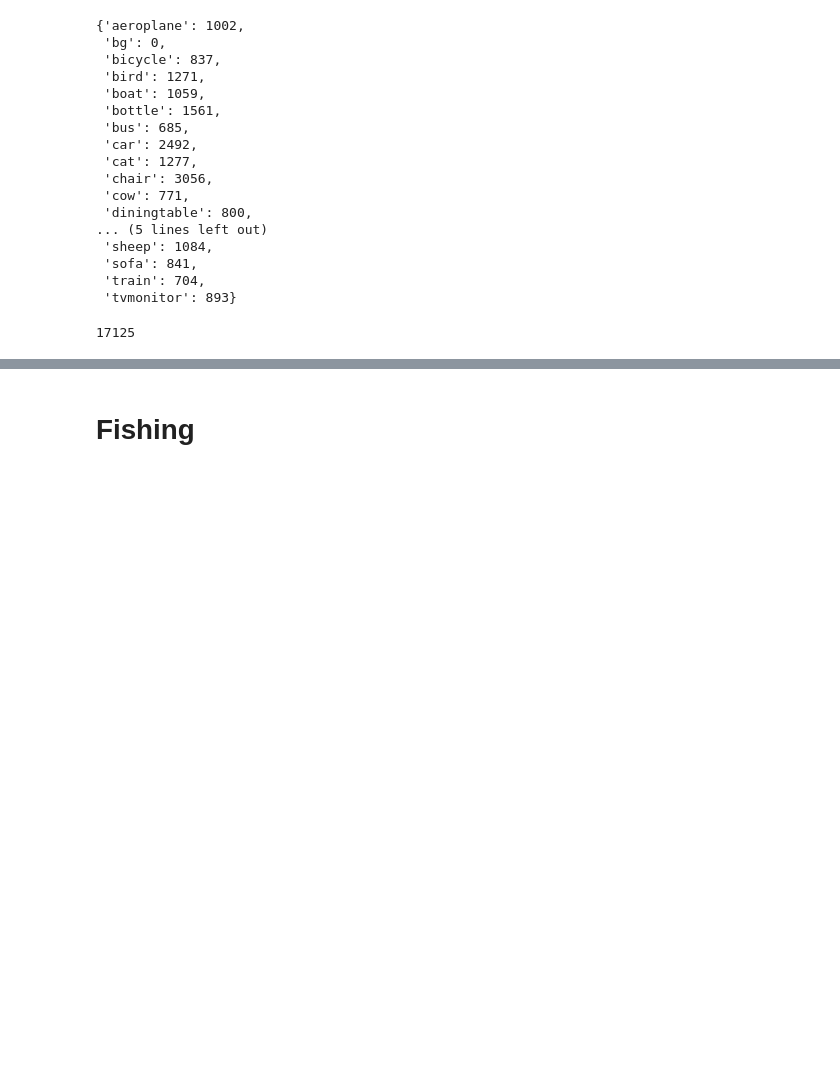
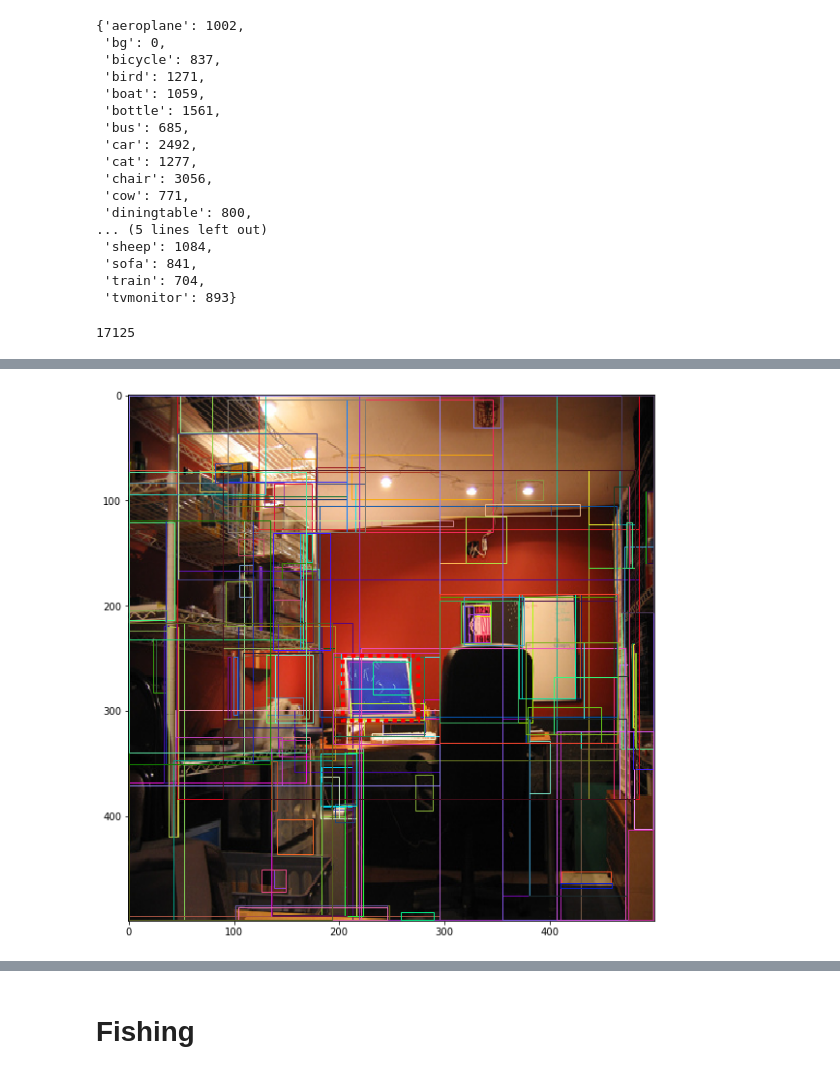
Before and after one commit to slavivanov/RCNNs, a Jupyter notebook: RCNN.ipynb, the cells around one changed output, grey strips where cells are left out. Drawn from its saved outputs; the diff is of its cells as text; code cells hidden in the pictures; blank space fills up the shorter version.

```diff
--- a/RCNN.ipynb
+++ b/RCNN.ipynb
@@ -114,0 +471,31 @@ torchvision.utils.da
+# %%
+filename = 'voc_enough_samples_mask_{}x{}.bcolz'.format(
+    image_size[0], image_size[1])
+enough_samples_mask = load_array(filename)
+
+valid_indexes = load_array('voc_valid_indexes.bcolz')
+train_indexes = load_array('voc_train_indexes.bcolz')
+# %%
+samples_filename = 'voc_images_{}x{}.bcolz'.format(
+    image_size[0], image_size[1])
+all_samples = load_array(samples_filename)
+
+all_samples = all_samples[enough_samples_mask]
+train_samples = all_samples[train_indexes]
+valid_samples = all_samples[valid_indexes]
+# %%
+filename = 'voc_gt_boxes_{}x{}.bcolz'.format(
+    image_size[0], image_size[1])
+truth_boxes = load_array(filename)
+
+truth_boxes = truth_boxes[enough_samples_mask]
+train_gt_boxes = truth_boxes[train_indexes]
+valid_gt_boxes = truth_boxes[valid_indexes]
+# %%
+filename = 'voc_rois_{}x{}_scale_750.bcolz'.format(
+    image_size[0], image_size[1])
+all_regions = load_array(filename)
+
+all_regions = all_regions[enough_samples_mask]
+train_rois = np.asarray(all_regions)[train_indexes]
+valid_rois = np.asarray(all_regions)[valid_indexes]
@@ -114,0 +520,6 @@ torchvision.utils.da
+# %%
+img_index = 1
+display_image_regions(valid_samples[img_index], valid_rois[img_index],
+                      valid_gt_boxes[img_index][0])
+# %% [output]
+[figure, added]
```
Also changed, not shown: parts of 56 cells of this notebook, 3 other files.
